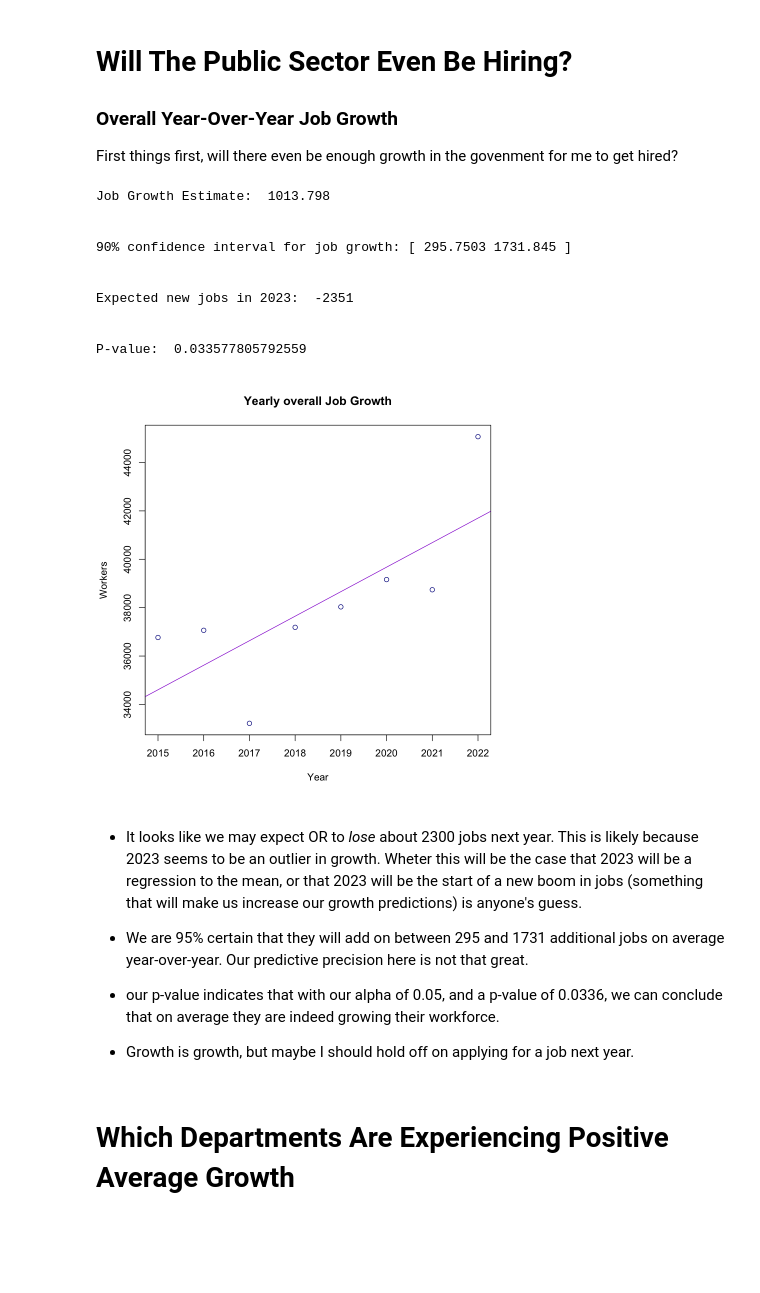
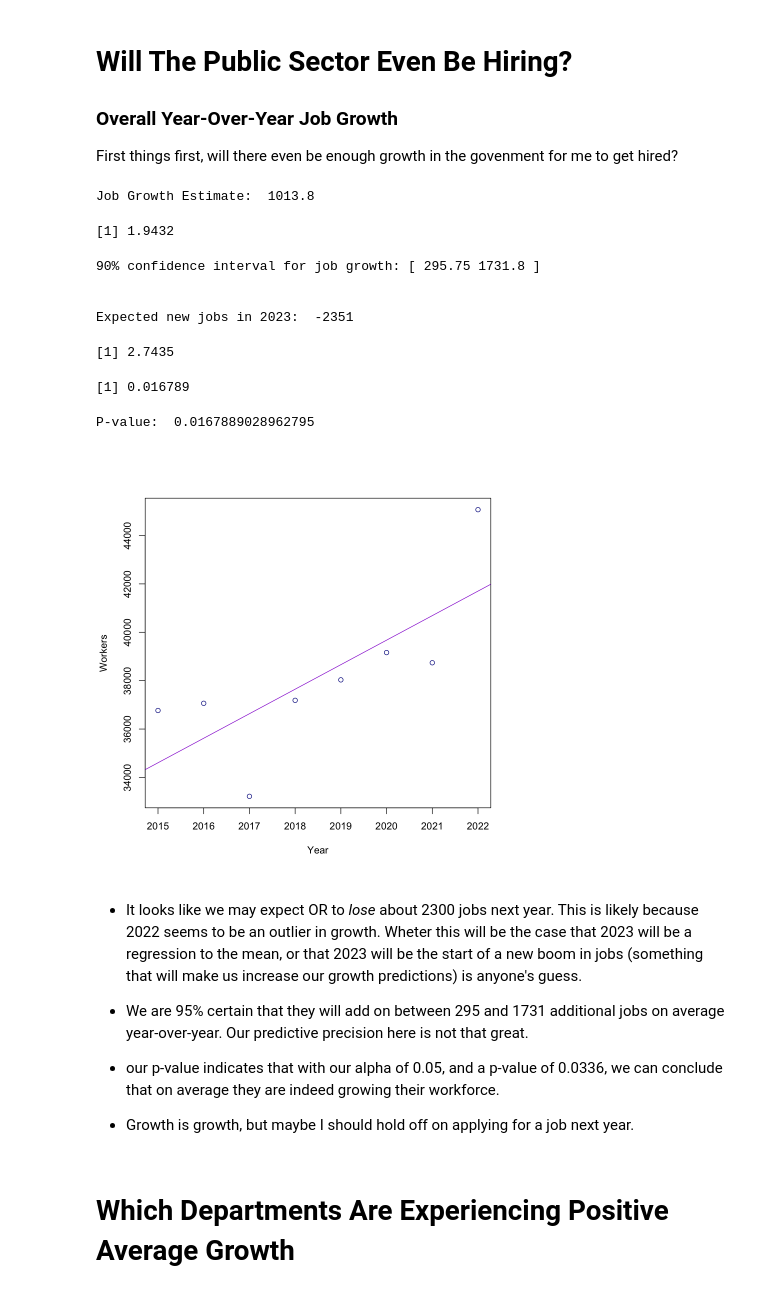
Before and after one commit to Laharah/ma255stats, a Jupyter notebook: Project.ipynb, the cells around one changed output. Cells and saved outputs as stored; diff of their text form; code cells hidden in the pictures; blank space fills up the shorter version.

```diff
--- a/Project.ipynb
+++ b/Project.ipynb
@@ -279,53 +283,57 @@ employees <- function(dfs){  # Extracts the number of employees from a set of da
 
 emp = employees(years)
 emp = data.frame(Year = 1:length(emp)+2014, Workers=emp)
+
 lrg = lm(Workers~Year, data=emp)
 summ = summary(lrg)
 # Growth estimate
 cat("Job Growth Estimate: ", summ$coefficients[2, 1], "\n\n")
 
 # Calculate confidence interval:
 #    Pulling out Values from linear model summary, because I'm lazy
 
 sderr = summ$coefficients[2, 2]
 b1 = summ$coefficients[2, 1]
 tda = qt(0.95, nrow(emp)-2)
+tda
 #tval (found at summ$coefficients[2,3] (I'll do it below, for now))
 
 #    calc interval
+
 
 ci = c(b1 - tda * sderr, b1 + tda * sderr) # more easily done with confint(lrg, level=%)[2,]
 cat("\n90% confidence interval for job growth: [", ci, "]\n")
 
 # How many new jobs can I expect to be added next year?
 expected2023 = predict(lrg, data.frame(Year=2023))
 jobs2022 = emp[8,2]
 cat("\n\nExpected new jobs in 2023: ", as.integer(expected2023 - jobs2022), "\n")
 
 
 # Plot with trend
 #emp
-plot(emp, main="Yearly overall Job Growth", col="darkblue")
+plot(emp, col="darkblue")
 abline(lrg, col="darkviolet")
 
 # Calc P val (found at summ$coefficients[2,4], if you don't feel like doing it yourself)
 tstat = (b1-0)/sderr
-pval = 2 * pt(-tstat, nrow(emp)-2)
+tstat
+pval = 1-pt(tstat, nrow(emp)-2)
+pval
 cat(paste("\n\nP-value: ", pval))
 # %% [output]
-Job Growth Estimate:  1013.798
-
-
-90% confidence interval for job growth: [ 295.7503 1731.845 ]
-
-
-Expected new jobs in 2023:  -2351
-
-
-P-value:  0.033577805792559
+Job Growth Estimate:  1013.8
+[1] 1.9432
+90% confidence interval for job growth: [ 295.75 1731.8 ]
+
+
+Expected new jobs in 2023:  -2351
+[1] 2.7435
+[1] 0.016789
+P-value:  0.0167889028962795
-[figure, old version]
+[figure, new version]
 # %% [markdown]
-- It looks like we may expect OR to *lose* about 2300 jobs next year. This is likely because 2023 seems to be an outlier in growth. Wheter this will be the case that 2023 will be a regression to the mean, or that 2023 will be the start of a new boom in jobs (something that will make us increase our growth predictions) is anyone's guess.
+- It looks like we may expect OR to *lose* about 2300 jobs next year. This is likely because 2022 seems to be an outlier in growth. Wheter this will be the case that 2023 will be a regression to the mean, or that 2023 will be the start of a new boom in jobs (something that will make us increase our growth predictions) is anyone's guess.
 
 - We are 95% certain that they will add on between 295 and 1731 additional jobs on average year-over-year. Our predictive precision here is not that great.
 
```
Also changed, not shown: parts of 12 cells of this notebook, 23 other files.
